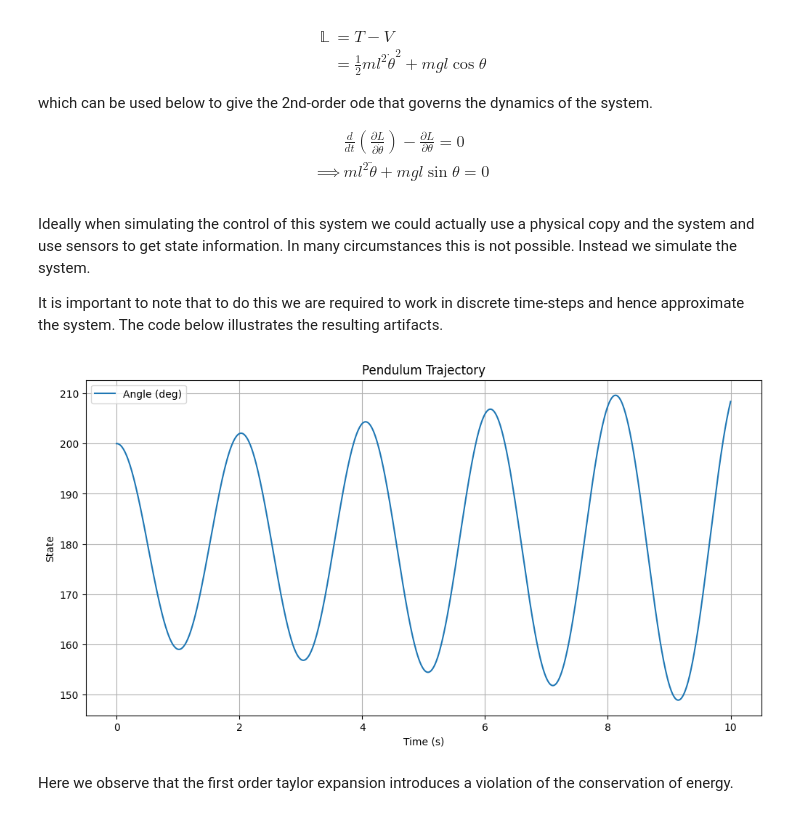
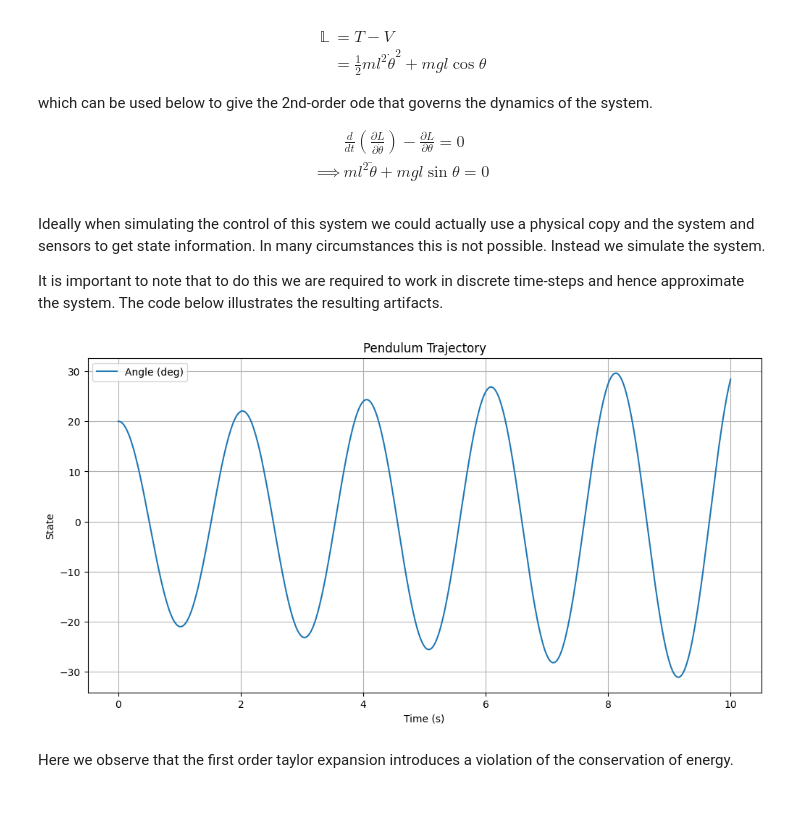
Before and after one commit to ofs416/Reinforcement_Learning, a Jupyter notebook: 2_1_pendulum.ipynb, the cells around one changed output. Saved outputs shown, nothing was run; the diff lists cells and outputs as text; code cells hidden in the pictures.

```diff
--- a/2_1_pendulum.ipynb
+++ b/2_1_pendulum.ipynb
@@ -22,43 +22,43 @@ $$
 \implies & ml^2 \ddot{\theta} + mgl \sin{\theta} = 0
 \end{align*}$$
 # %% [markdown]
-Ideally when simulating the control of this system we could actually use a physical copy and the system and use sensors to get state information. In many circumstances this is not possible. Instead we simulate the system.
+Ideally when simulating the control of this system we could actually use a physical copy and the system and sensors to get state information. In many circumstances this is not possible. Instead we simulate the system.
 
 It is important to note that to do this we are required to work in discrete time-steps and hence approximate the system. The code below illustrates the resulting artifacts.
 # %%
 def euler_dynamics(x, u, length=1.0, g=9.81, dt=0.01):
     theta, theta_dot = x
-    theta_ddot = (g / length) * np.sin(theta) + u / (length**2)
+    theta_ddot = -(g / length) * np.sin(theta) + u / (length**2)
     theta_dot_new = theta_dot + theta_ddot * dt
     theta_new = theta + theta_dot * dt
     return np.array([theta_new, theta_dot_new])
 
 
 t_span = (0, 10)
 dt = 0.01
 t_eval = np.arange(t_span[0], t_span[1] + dt, dt)
 
 # Simulate pendulum trajectory
 control_input = np.zeros_like(0.5 * np.sin(t_eval))
-theta_start = np.deg2rad(200)
+theta_start = np.deg2rad(20)
 x_start = np.array([theta_start, 0])  # Initial state: [theta, theta_dot]
 trajectory = np.zeros((t_eval.shape[0], 2))
 trajectory[0] = x_start
 
 for i in range(1, t_eval.shape[0]):
     trajectory[i] = euler_dynamics(trajectory[i - 1], control_input[i - 1], dt=dt)
 
 # Plot the pendulum trajectory
 plt.figure(figsize=(12, 6))
 plt.plot(t_eval, np.rad2deg(trajectory[:, 0]), label="Angle (deg)")
 plt.title("Pendulum Trajectory")
 plt.xlabel("Time (s)")
 plt.ylabel("State")
 plt.legend()
 plt.grid(True)
 plt.show()
 # %% [output]
-[figure, old version]
+[figure, new version]
 # %% [markdown]
 Here we observe that the first order taylor expansion introduces a violation of the conservation of energy.
 # %% [markdown]
```
Also changed, not shown: parts of 3 cells of this notebook.
